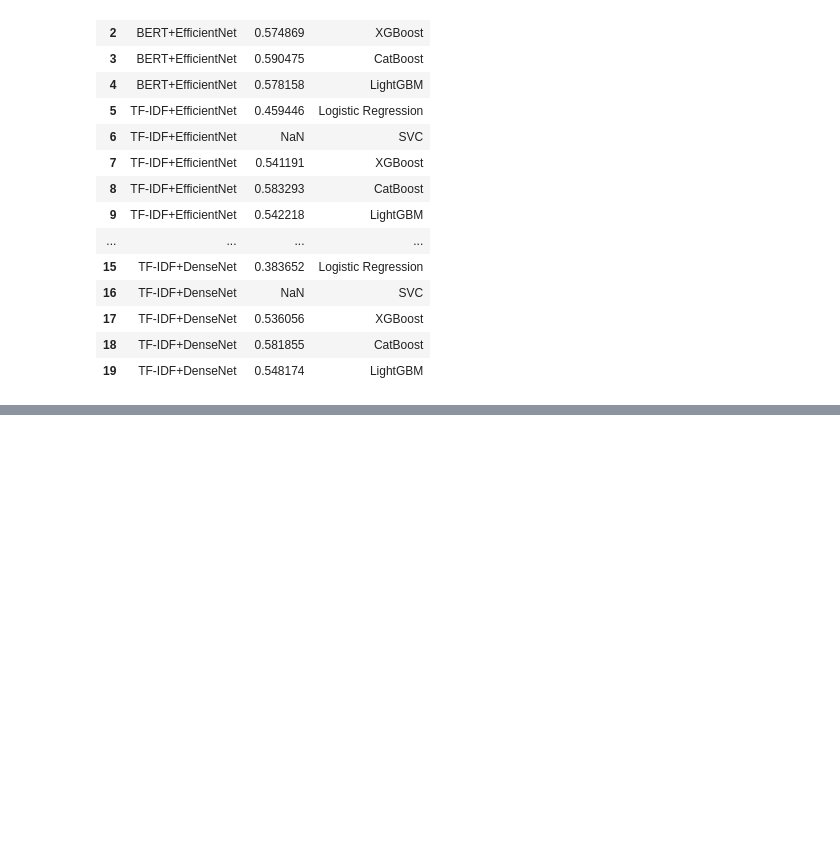
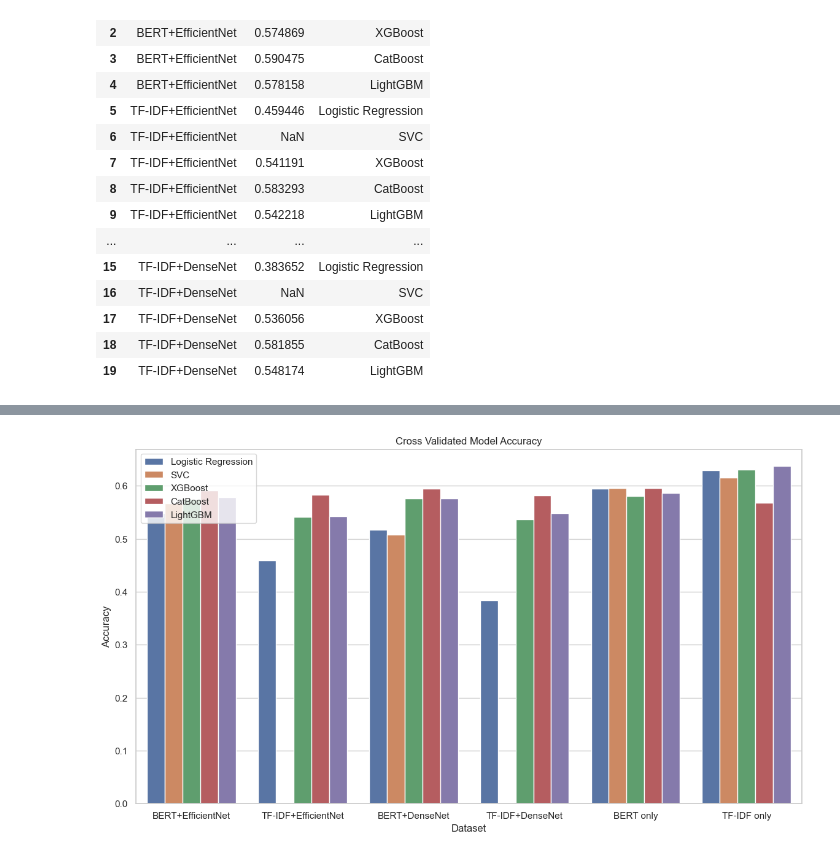
Before and after one commit to Prashant-Tiwari26/Multimodal-Sentiment-Analysis-using-Text-and-Images, a Jupyter notebook: Notebooks/initial_multimodal.ipynb, the cells around one changed output, grey strips where cells are left out. Drawn from its saved outputs; the diff is of its cells as text; code cells hidden in the pictures; blank space fills up the shorter version.

```diff
--- a/Notebooks/initial_multimodal.ipynb
+++ b/Notebooks/initial_multimodal.ipynb
@@ -502,0 +507,25 @@ df.to_csv("../Data/Performance/01_inital_multimodal.csv", index=False)
+# %%
+cv_bert_only = [0.5941732738772314, 0.5958134519078783, 0.5802077024212252, 0.5960217452321511, 0.5867814988255803]
+cv_tfidf_only =  [0.6292906419950575, 0.6155354742313512, 0.6305235189964778, 0.5676824571437014, 0.6370945719223976]
+# %%
+text_only_df = pd.DataFrame(columns=['Dataset', 'Accuracy', 'Model'])
+for i in range(10):
+    if i < 5:
+        text_only_df.loc[i, 'Dataset'] = 'BERT only'
+        text_only_df.loc[i, 'Accuracy'] = cv_bert_only[i]
+    elif i < 10:
+        text_only_df.loc[i, 'Dataset'] = 'TF-IDF only'
+        text_only_df.loc[i, 'Accuracy'] = cv_tfidf_only[i-5]
+
+    if i % 5 == 0:
+        text_only_df.loc[i, 'Model'] = 'Logistic Regression'
+    if i % 5 == 1:
+        text_only_df.loc[i, 'Model'] = 'SVC'
+    if i % 5 == 2:
+        text_only_df.loc[i, 'Model'] = 'XGBoost'
+    if i % 5 == 3:
+        text_only_df.loc[i, 'Model'] = 'CatBoost'
+    if i % 5 == 4:
+        text_only_df.loc[i, 'Model'] = 'LightGBM'
+
+text_only_df
@@ -502,0 +544,10 @@ df.to_csv("../Data/Performance/01_inital_multimodal.csv", index=False)
+# %%
+plt.figure(figsize=[14,7.5])
+plt.title("Cross Validated Model Accuracy")
+sns.set_style("whitegrid")
+sns.barplot(pd.concat([df, text_only_df], axis=0).reset_index(drop=True), x="Dataset", y="Accuracy", hue="Model")
+plt.xlabel("Dataset")
+plt.legend(loc='upper left')
+plt.show()
+# %% [output]
+[figure, added]
```
Also changed, not shown: parts of 5 cells of this notebook, 1 other file.
